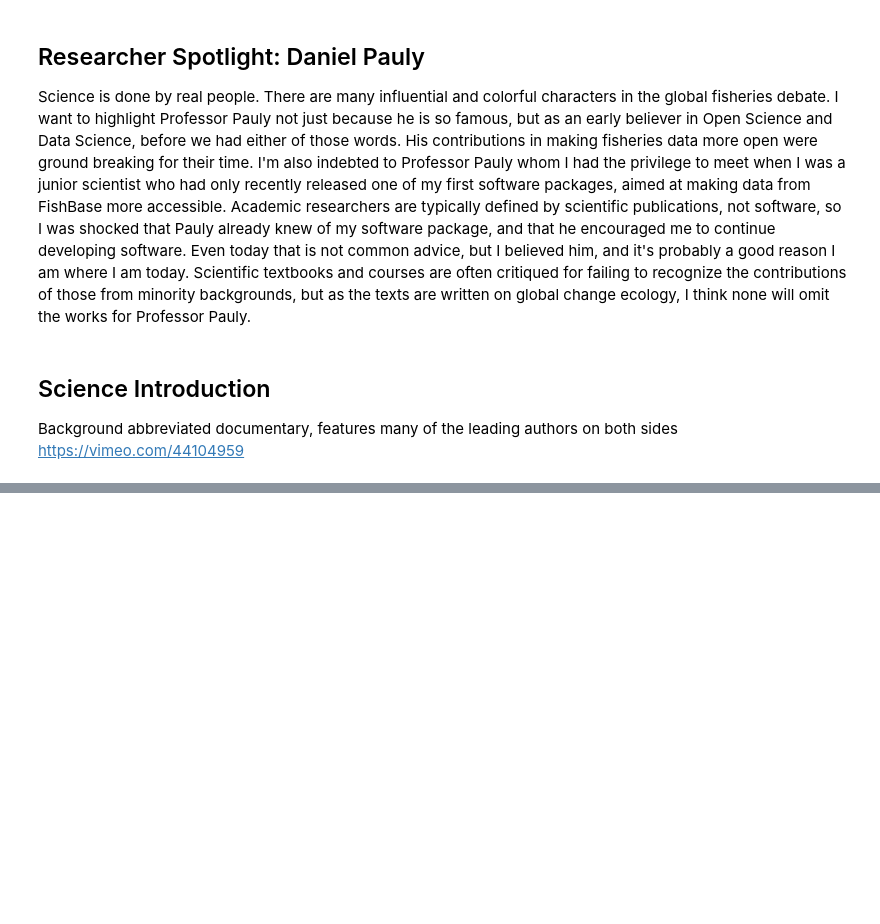
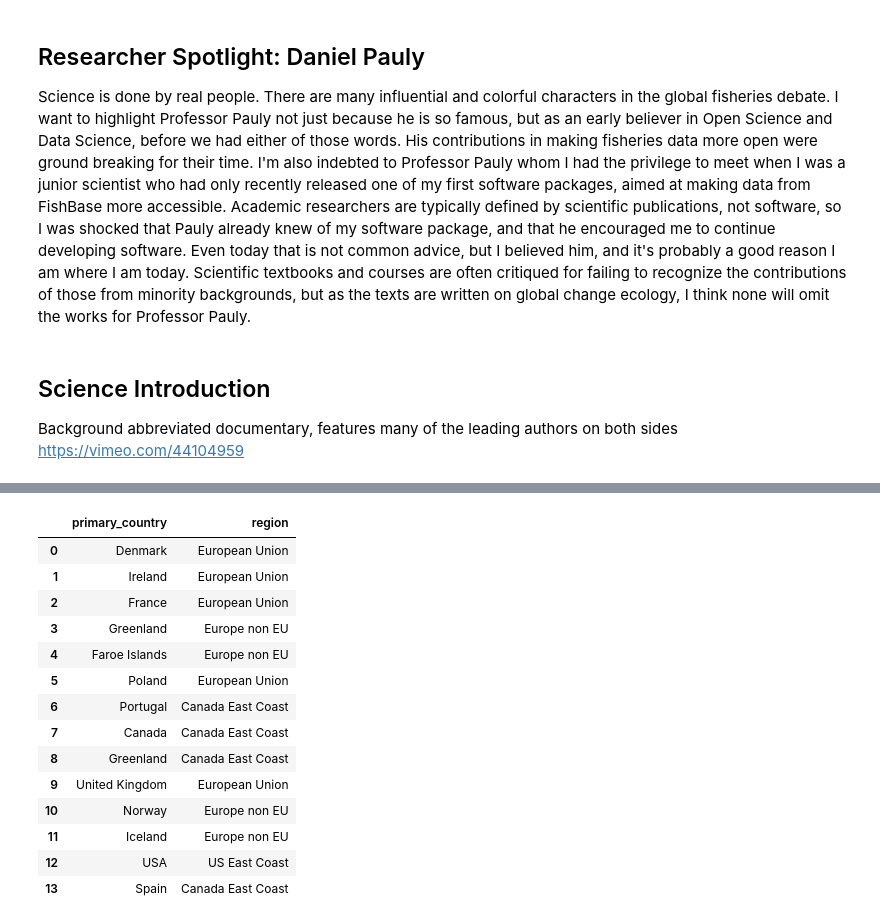
Before and after one commit to espm-288/fish-gabe-pooneh-fish, a Jupyter notebook: notebook.ipynb, the cells around one changed output, grey strips where cells are left out. Drawn from its saved outputs; the diff is of its cells as text; code cells hidden in the pictures; blank space fills up the shorter version.

```diff
--- a/notebook.ipynb
+++ b/notebook.ipynb
@@ -102,3 +207,21 @@ fish.group_by(_.tslong, _.tsunique).agg(n= _.count()).order_by(_.n.desc()).execu
+# %%
+cod_catch.select(_.primary_country,_.region).distinct().execute()
+# %% [output]
+|  | primary_country | region |
+| 0 | Denmark | European Union |
+| 1 | Ireland | European Union |
+| 2 | France | European Union |
+| 3 | Greenland | Europe non EU |
+| 4 | Faroe Islands | Europe non EU |
+| 5 | Poland | European Union |
+| 6 | Portugal | Canada East Coast |
+| 7 | Canada | Canada East Coast |
+| 8 | Greenland | Canada East Coast |
+| 9 | United Kingdom | European Union |
+| 10 | Norway | Europe non EU |
+| 11 | Iceland | Europe non EU |
+| 12 | USA | US East Coast |
+| 13 | Spain | Canada East Coast |
 # %% [markdown]
 # Excersise 2: Global Fisheries
 
```
Also changed, not shown: parts of 11 cells of this notebook.
